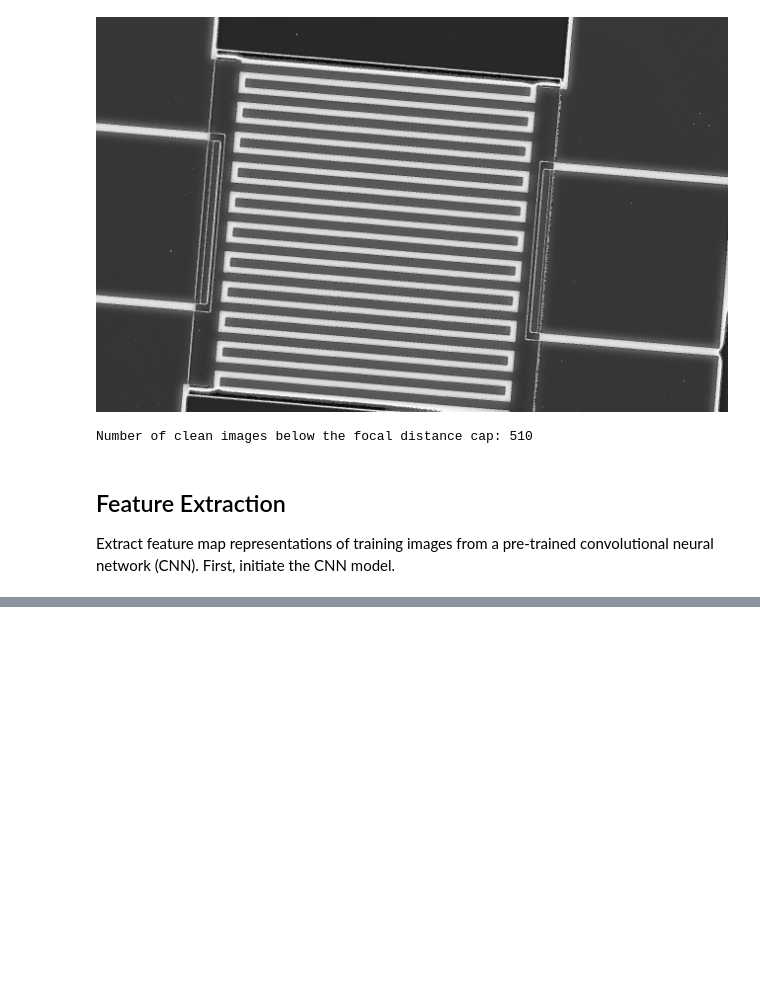
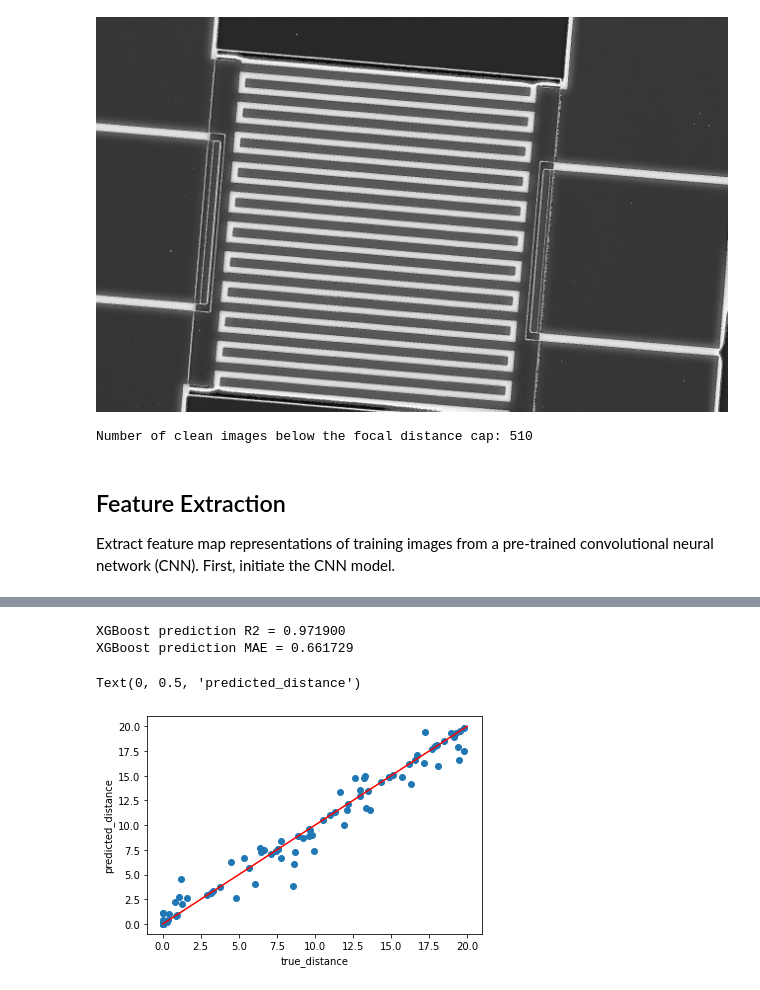
Before and after one commit to evanmacbride/microscope-autofocus, a Jupyter notebook: notebooks/Walkthrough.ipynb, the cells around one changed output, grey strips where cells are left out. Drawn from its saved outputs; the diff is of its cells as text; code cells hidden in the pictures; blank space fills up the shorter version.

```diff
--- a/notebooks/Walkthrough.ipynb
+++ b/notebooks/Walkthrough.ipynb
@@ -494,0 +540,14 @@ Text(0, 0.5, 'predicted_distance')
+# %%
+y_pred_xgb = xg_boost_regressor.predict(features_test)
+
+print('XGBoost prediction R2 = %f' % r2_score(y_pred_xgb, test_label))
+print('XGBoost prediction MAE = %f' % mean_absolute_error(y_pred_xgb, test_label))
+plt.scatter(test_label, y_pred_xgb)
+plt.plot(np.linspace(0, cap, 150), np.linspace(0, cap, 150), c='r')
+plt.xlabel('true_distance')
+plt.ylabel('predicted_distance')
+# %% [output]
+XGBoost prediction R2 = 0.971900
+XGBoost prediction MAE = 0.661729
+Text(0, 0.5, 'predicted_distance')
+[figure, added]
```
Also changed, not shown: parts of 16 cells of this notebook.
